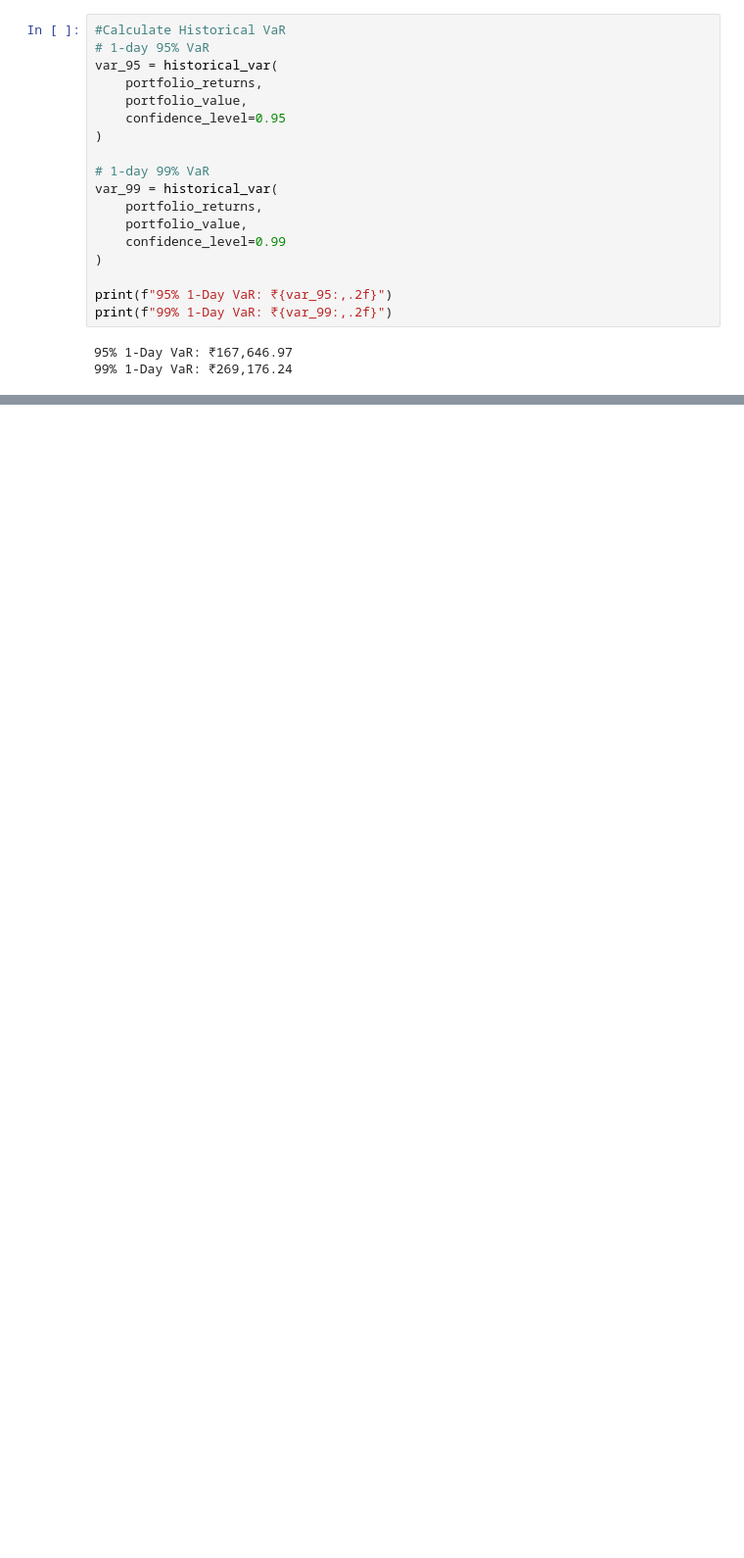
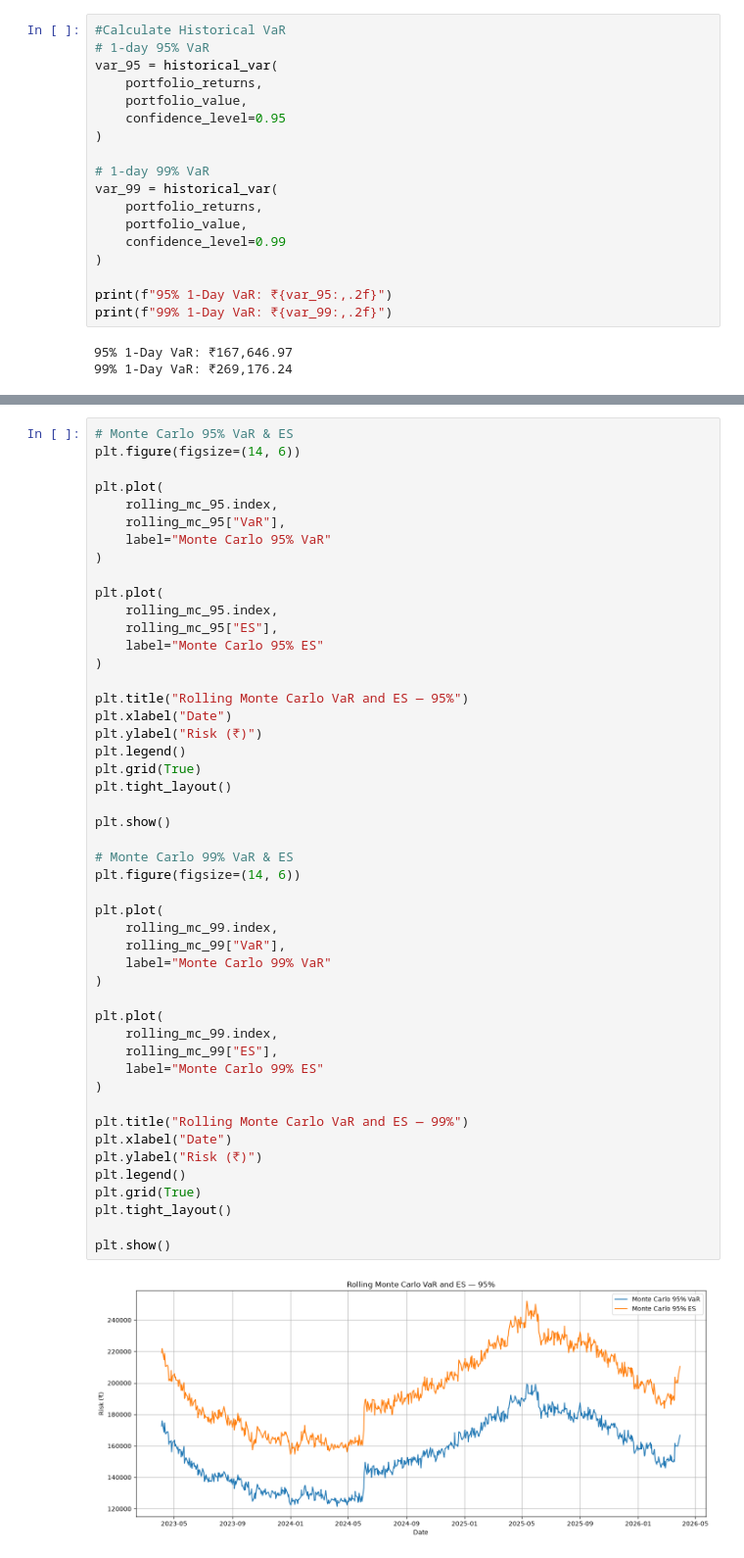
Before and after one commit to kushal16122005/market_risk_engine, a Jupyter notebook: main.ipynb, the cells around one changed output, grey strips where cells are left out. Shown at 98% size. Cells and saved outputs as stored; diff of their text form; blank space fills up the shorter version.

```diff
--- a/main.ipynb
+++ b/main.ipynb
@@ -507,0 +759,50 @@ print(model_comparison)
+# %%
+# Monte Carlo 95% VaR & ES
+plt.figure(figsize=(14, 6))
+
+plt.plot(
+    rolling_mc_95.index,
+    rolling_mc_95["VaR"],
+    label="Monte Carlo 95% VaR"
+)
+
+plt.plot(
+    rolling_mc_95.index,
+    rolling_mc_95["ES"],
+    label="Monte Carlo 95% ES"
+)
+
+plt.title("Rolling Monte Carlo VaR and ES — 95%")
+plt.xlabel("Date")
+plt.ylabel("Risk (₹)")
+plt.legend()
+plt.grid(True)
+plt.tight_layout()
+
+plt.show()
+
+# Monte Carlo 99% VaR & ES
+plt.figure(figsize=(14, 6))
+
+plt.plot(
+    rolling_mc_99.index,
+    rolling_mc_99["VaR"],
+    label="Monte Carlo 99% VaR"
+)
+
+plt.plot(
+    rolling_mc_99.index,
+    rolling_mc_99["ES"],
+    label="Monte Carlo 99% ES"
+)
+
+plt.title("Rolling Monte Carlo VaR and ES — 99%")
+plt.xlabel("Date")
+plt.ylabel("Risk (₹)")
+plt.legend()
+plt.grid(True)
+plt.tight_layout()
+
+plt.show()
+# %% [output]
+[figure, added]
```
Also changed, not shown: parts of 22 cells of this notebook, 1 other file.
